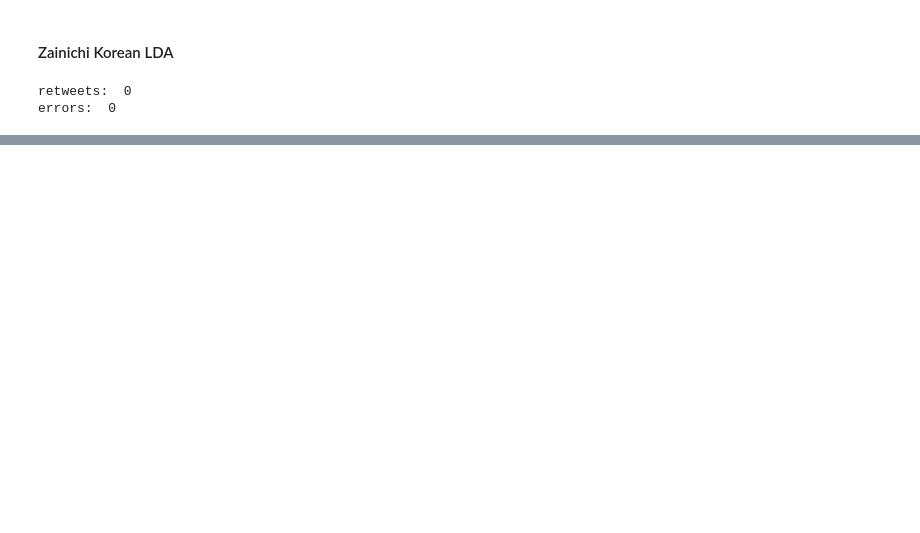
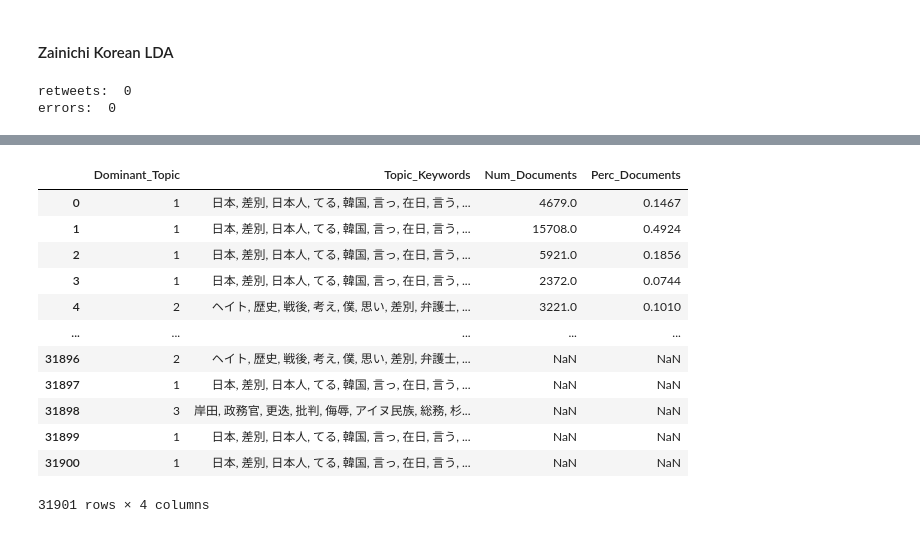
Before and after one commit to taylor-yamashita/japan-minority-twitter-nlp, a Jupyter notebook: thesis_lda.ipynb, the cells around one changed output, grey strips where cells are left out. Drawn from its saved outputs; the diff is of its cells as text; code cells hidden in the pictures; blank space fills up the shorter version.

```diff
--- a/thesis_lda.ipynb
+++ b/thesis_lda.ipynb
@@ -372,0 +347,16 @@ Dictionary lifecycle event {'msg': "built Dictionary<33 unique tokens: ['ごは
+# %%
+run_topic_analysis(topic_df_z22)
+# %% [output]
+|  | Dominant_Topic | Topic_Keywords | Num_Documents | Perc_Documents |
+| 0 | 1 | 日本, 差別, 日本人, てる, 韓国, 言っ, 在日, 言う, ... | 4679.0 | 0.1467 |
+| 1 | 1 | 日本, 差別, 日本人, てる, 韓国, 言っ, 在日, 言う, ... | 15708.0 | 0.4924 |
+| 2 | 1 | 日本, 差別, 日本人, てる, 韓国, 言っ, 在日, 言う, ... | 5921.0 | 0.1856 |
+| 3 | 1 | 日本, 差別, 日本人, てる, 韓国, 言っ, 在日, 言う, ... | 2372.0 | 0.0744 |
+| 4 | 2 | ヘイト, 歴史, 戦後, 考え, 僕, 思い, 差別, 弁護士, ... | 3221.0 | 0.1010 |
+| ... | ... | ... | ... | ... |
+| 31896 | 2 | ヘイト, 歴史, 戦後, 考え, 僕, 思い, 差別, 弁護士, ... | NaN | NaN |
+| 31897 | 1 | 日本, 差別, 日本人, てる, 韓国, 言っ, 在日, 言う, ... | NaN | NaN |
+| 31898 | 3 | 岸田, 政務官, 更迭, 批判, 侮辱, アイヌ民族, 総務, 杉... | NaN | NaN |
+| 31899 | 1 | 日本, 差別, 日本人, てる, 韓国, 言っ, 在日, 言う, ... | NaN | NaN |
+| 31900 | 1 | 日本, 差別, 日本人, てる, 韓国, 言っ, 在日, 言う, ... | NaN | NaN |
+31901 rows × 4 columns
```
Also changed, not shown: parts of 43 cells of this notebook.
